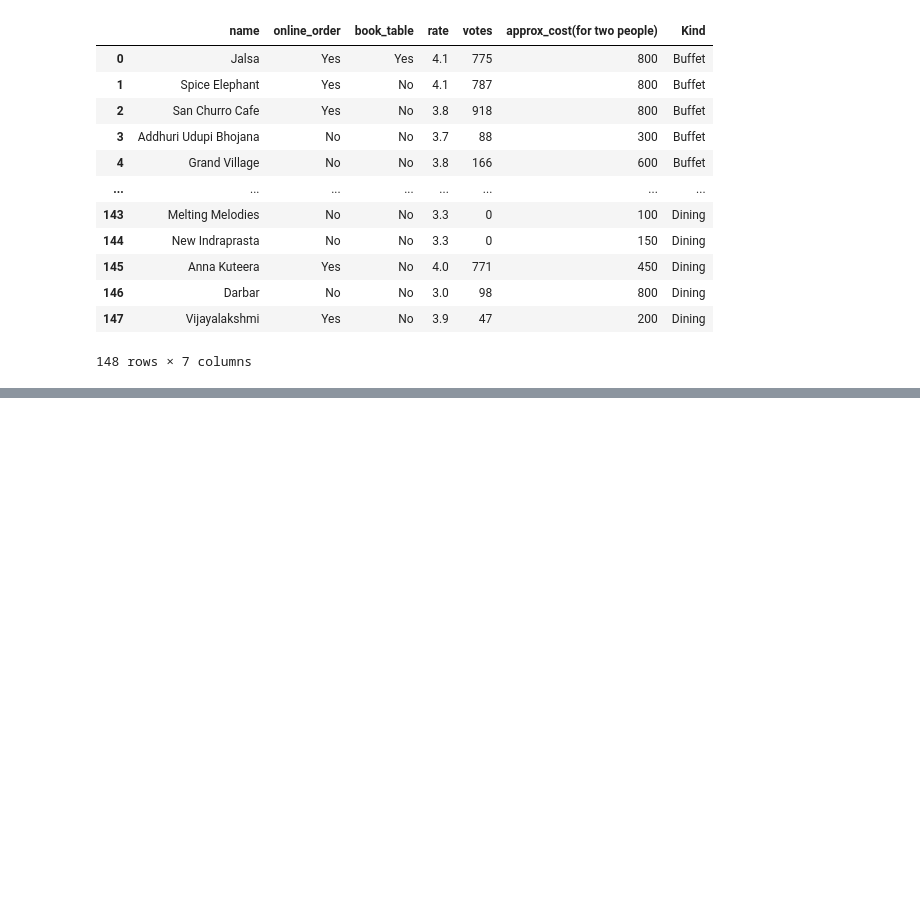
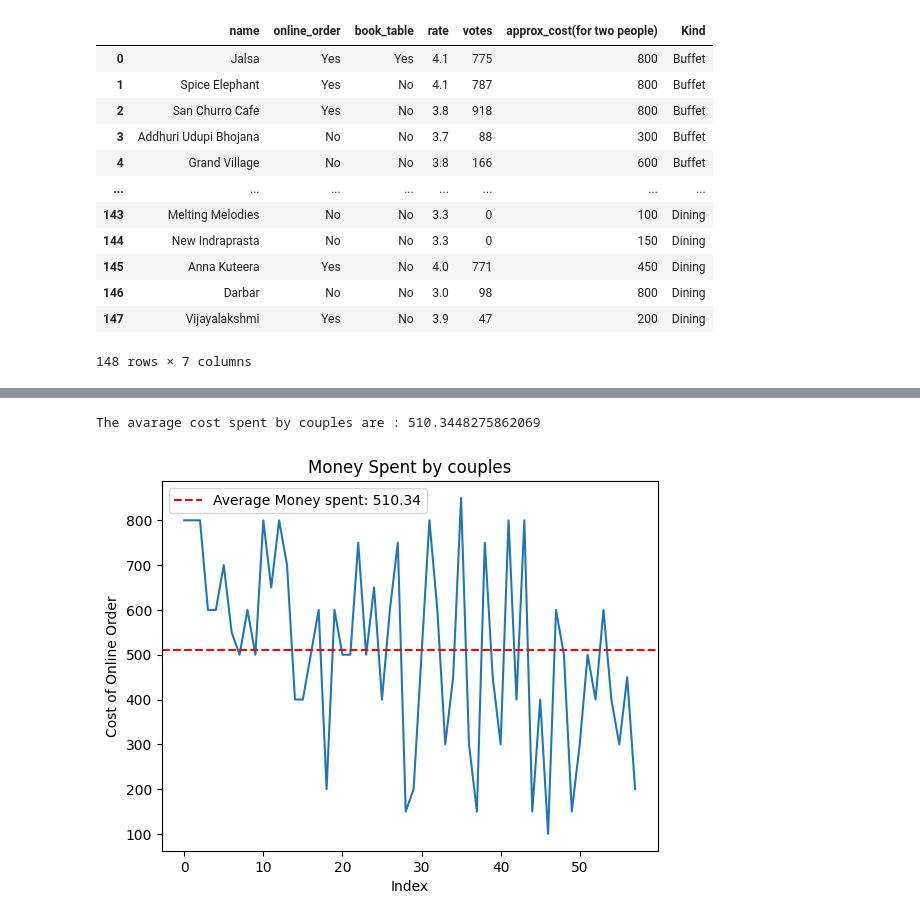
Before and after one commit to sike990/Zomato_EDA, a Jupyter notebook: Zomato_EDA.ipynb, the cells around one changed output, grey strips where cells are left out. Saved outputs shown, nothing was run; the diff lists cells and outputs as text; code cells hidden in the pictures; blank space fills up the shorter version.

```diff
--- a/Zomato_EDA.ipynb
+++ b/Zomato_EDA.ipynb
@@ -107,0 +219,6 @@ gk.first()
+# %%
+avg_cost_spend = data[data['online_order'] == "Yes" ]
+avg_cost_spent = avg_cost_spend['approx_cost(for two people)'].mean()
+# %%
+avg_cost_spend = avg_cost_spend.reset_index(drop = True)
+avg_cost_spend
@@ -107,0 +243,14 @@ gk.first()
+# %%
+print("The avarage cost spent by couples are :" , avg_cost_spent)
+# %% [output]
+The avarage cost spent by couples are : 510.3448275862069
+# %%
+sns.lineplot(x = avg_cost_spend.index , y = avg_cost_spend['approx_cost(for two people)'] )
+plt.axhline(avg_cost_spent , color = 'red' , linestyle = '--' , label = "Average Money spent: {:.2f}".format(avg_cost_spent) , )
+plt.xlabel("Index")
+plt.ylabel("Cost of Online Order")
+plt.title("Money Spent by couples")
+plt.legend()
+plt.show()
+# %% [output]
+[figure, added]
```
Also changed, not shown: parts of 36 cells of this notebook.
